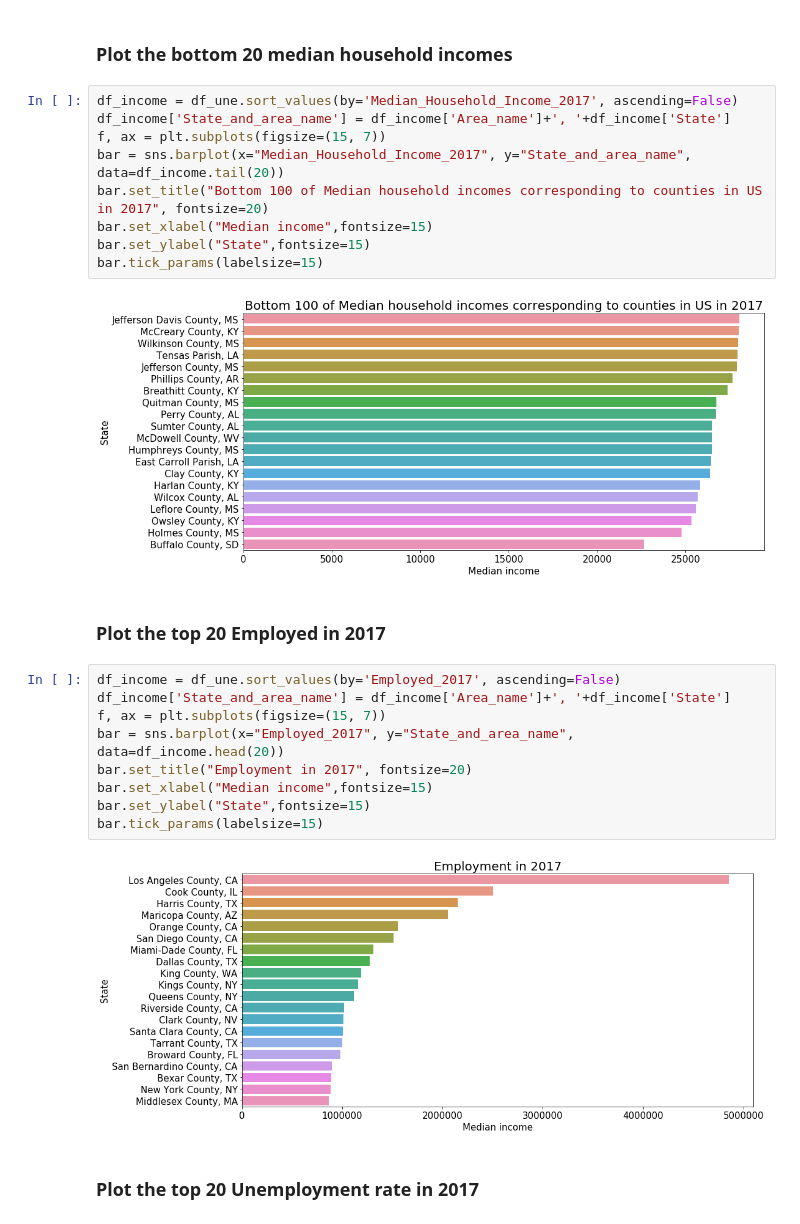
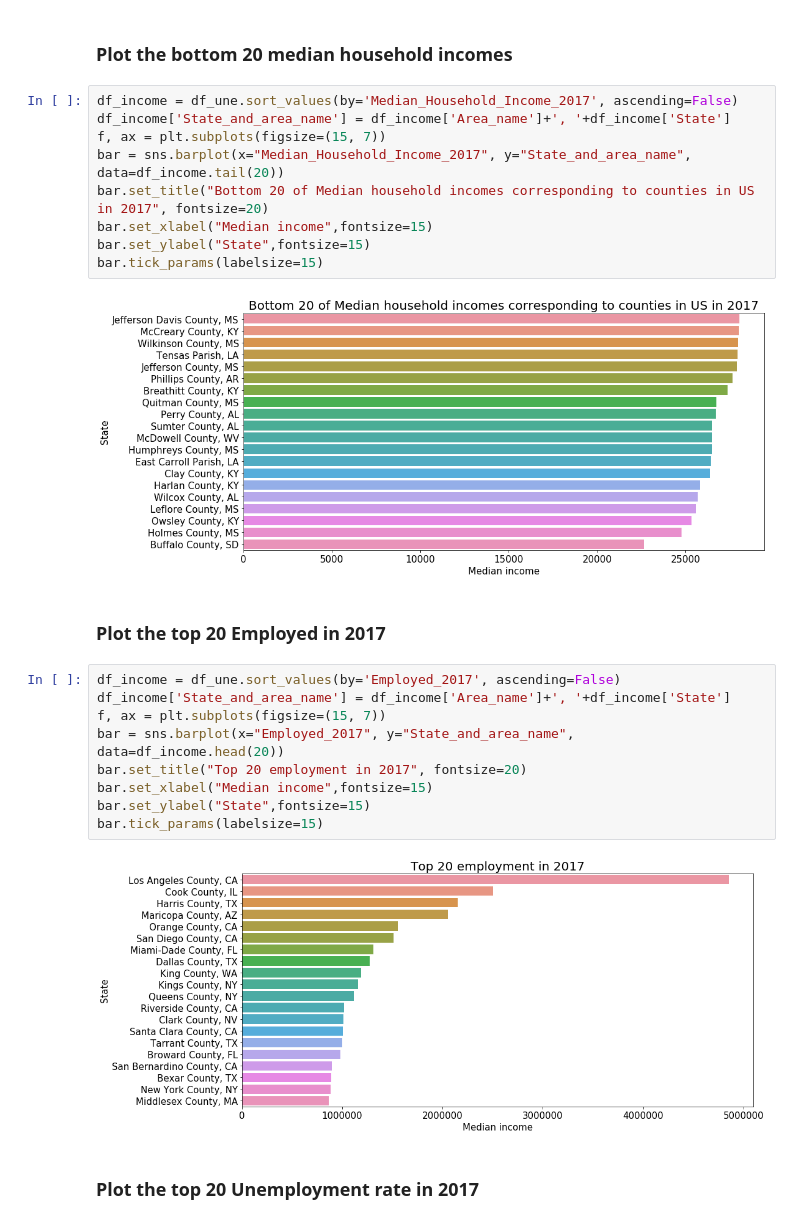
Before and after one commit to rathapech/Median_Household_Incomes_US_counties, a Jupyter notebook: main_notebook.ipynb, the cells around one changed output. Cells and saved outputs as stored; diff of their text form.

```diff
--- a/main_notebook.ipynb
+++ b/main_notebook.ipynb
@@ -343,25 +343,25 @@ df_income = df_une.sort_values(by='Median_Household_Income_2017', ascending=Fals
 df_income['State_and_area_name'] = df_income['Area_name']+', '+df_income['State']
 f, ax = plt.subplots(figsize=(15, 7))
 bar = sns.barplot(x="Median_Household_Income_2017", y="State_and_area_name", data=df_income.tail(20))
-bar.set_title("Bottom 100 of Median household incomes corresponding to counties in US in 2017", fontsize=20)
+bar.set_title("Bottom 20 of Median household incomes corresponding to counties in US in 2017", fontsize=20)
 bar.set_xlabel("Median income",fontsize=15)
 bar.set_ylabel("State",fontsize=15)
 bar.tick_params(labelsize=15)
 # %% [output]
-[figure, old version]
+[figure, new version]
 # %% [markdown]
 ### Plot the top 20 Employed in 2017
 # %%
 df_income = df_une.sort_values(by='Employed_2017', ascending=False)
 df_income['State_and_area_name'] = df_income['Area_name']+', '+df_income['State']
 f, ax = plt.subplots(figsize=(15, 7))
 bar = sns.barplot(x="Employed_2017", y="State_and_area_name", data=df_income.head(20))
-bar.set_title("Employment in 2017", fontsize=20)
+bar.set_title("Top 20 employment in 2017", fontsize=20)
 bar.set_xlabel("Median income",fontsize=15)
 bar.set_ylabel("State",fontsize=15)
 bar.tick_params(labelsize=15)
 # %% [output]
-[figure, old version]
+[figure, new version]
 # %% [markdown]
 ### Plot the top 20 Unemployment rate in 2017
 # %%
```
Also changed, not shown: parts of 17 cells of this notebook.
